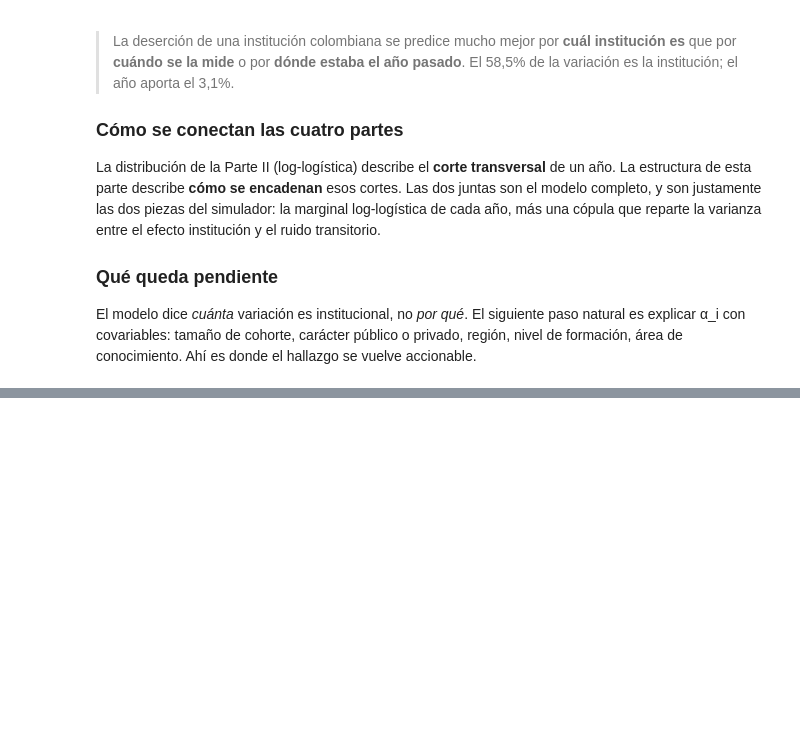
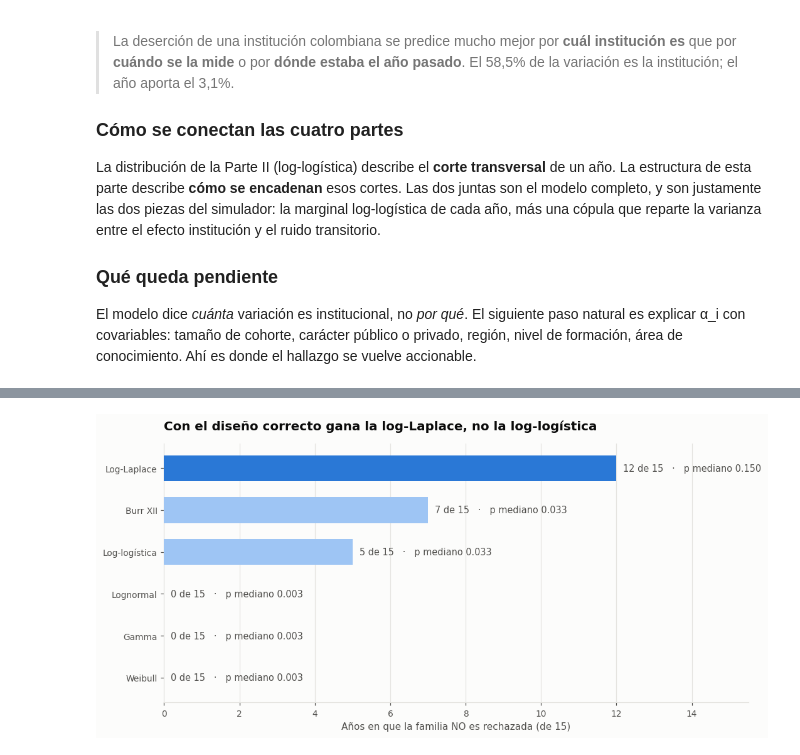
Before and after one commit to Nicolaserd/desercion-ies-colombia, a Jupyter notebook: DISPERSION_DESERCION.ipynb, the cells around one changed output, grey strips where cells are left out. Drawn from its saved outputs; the diff is of its cells as text; code cells hidden in the pictures; blank space fills up the shorter version.

```diff
--- a/DISPERSION_DESERCION.ipynb
+++ b/DISPERSION_DESERCION.ipynb
@@ -1827,0 +1852,14 @@ se vuelve accionable.
+# %%
+med_ies_v = dat.groupby("CODIGO IES PADRE")["tasa"].median()
+anio_ref = dat[dat["anio"] == 2024]["tasa"]
+
+c_med, _, s_med = stats.fisk.fit(med_ies_v[(med_ies_v > 0) & (med_ies_v < 1)], floc=0)
+c_ref, _, s_ref = stats.fisk.fit(anio_ref, floc=0)
+
+print("Las dos muestras NO describen la misma distribución:\n")
+print(f"  medianas por IES : n = {len(med_ies_v)}   sd = {med_ies_v.std(ddof=1):.4f}"
+      f"   forma Fisk = {c_med:.3f}")
+print(f"  corte de 2024    : n = {len(anio_ref)}   sd = {anio_ref.std(ddof=1):.4f}"
+      f"   forma Fisk = {c_ref:.3f}")
+print(f"\n  razón de varianzas = {med_ies_v.var(ddof=1)/anio_ref.var(ddof=1):.3f}")
+print("  La forma difiere en 0,29: son poblaciones distintas, no ruido de muestreo.")
@@ -1827,0 +1924,6 @@ se vuelve accionable.
+# %%
+resumen_aud = pd.DataFrame({
+    "años sin rechazo (de 15)": {n: int((AUD[n] >= .05).sum()) for n, _, _ in FAMILIAS_AUD},
+    "p mediano": {n: AUD[n].median() for n, _, _ in FAMILIAS_AUD},
+}).sort_values("años sin rechazo (de 15)", ascending=False)
+resumen_aud.round(3)
@@ -1827,0 +1938,25 @@ se vuelve accionable.
+# %%
+fig, ax = plt.subplots(figsize=(10, 4.8))
+nombres = list(resumen_aud.index)
+pos = np.arange(len(nombres))
+conteo = resumen_aud["años sin rechazo (de 15)"].to_numpy()
+colores = [AZUL if v >= 8 else (AZUL_CL if v > 0 else NARANJA) for v in conteo]
+
+ax.barh(pos, conteo, color=colores, height=.62, zorder=3)
+for i, v in enumerate(conteo):
+    ax.annotate(f"{v} de 15   ·   p mediano {resumen_aud['p mediano'].iloc[i]:.3f}",
+                xy=(v, i), xytext=(7, 0), textcoords="offset points",
+                va="center", color=TINTA_2, fontsize=9.5)
+
+ax.set_yticks(pos)
+ax.set_yticklabels(nombres)
+ax.invert_yaxis()
+ax.set_xlim(0, 15.5)
+ax.set_xlabel("Años en que la familia NO es rechazada (de 15)")
+ax.set_title("Con el diseño correcto gana la log-Laplace, no la log-logística")
+ax.grid(axis="y", visible=False)
+limpiar(ax)
+plt.tight_layout()
+plt.show()
+# %% [output]
+[figure, added]
```
Also changed, not shown: parts of 24 cells of this notebook, 7 other files.
